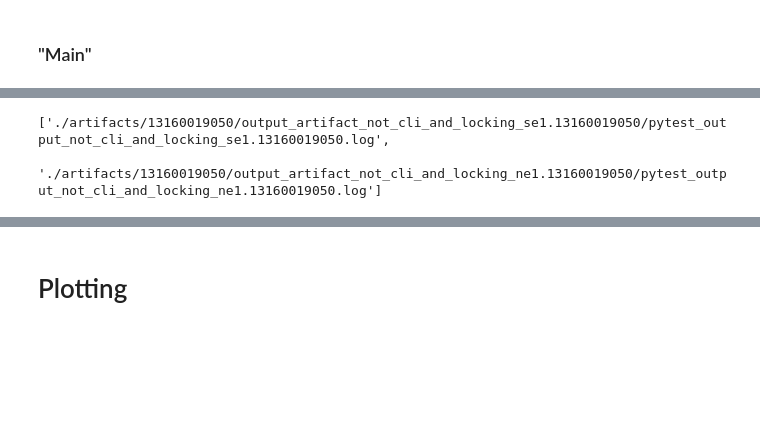
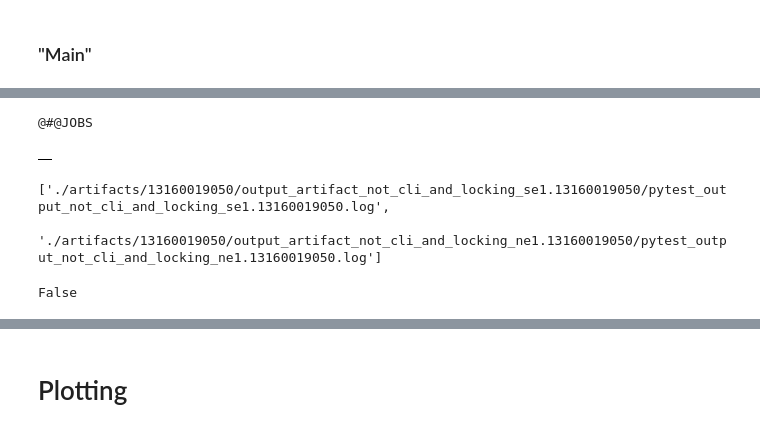
Before and after one commit to 2xlhe/gh-Actions-Reader, a Jupyter notebook: ghActionsReader.ipynb, the cells around one changed output, grey strips where cells are left out. Cells and saved outputs as stored; diff of their text form; code cells hidden in the pictures; blank space fills up the shorter version.

```diff
--- a/ghActionsReader.ipynb
+++ b/ghActionsReader.ipynb
@@ -545,3 +610,13 @@ DataFrame successfully saved to ./bin/actionsJobs.parquet
+# %%
+if (x.find('JOBS') or x.find("ANNOTATIONS") for x in stripped_list):
+    print(x)
+# %% [output]
+@#@JOBS
+# %%
+jobs_df = ArqManipulation.read_parquet_file(parquet_file_name="./bin/actionsJobs.parquet")
+jobs_df
+# %% [output]
+|  |
 # %%
 artifacts = ActionsArtifacts(repository=repo_path)
 a = artifacts.retrieve_downloaded_artifacts()
@@ -549,6 +624,11 @@ a
 # %% [output]
 ['./artifacts/13160019050/output_artifact_not_cli_and_locking_se1.13160019050/pytest_output_not_cli_and_locking_se1.13160019050.log',
  './artifacts/13160019050/output_artifact_not_cli_and_locking_ne1.13160019050/pytest_output_not_cli_and_locking_ne1.13160019050.log']
+# %%
+df = pd.DataFrame()
+'a' in df
+# %% [output]
+False
 # %%
 artifact = PytestArtifactLogExtractor(path = a[1])
 b = artifact.log_to_df()
```
Also changed, not shown: parts of 6 cells of this notebook.
